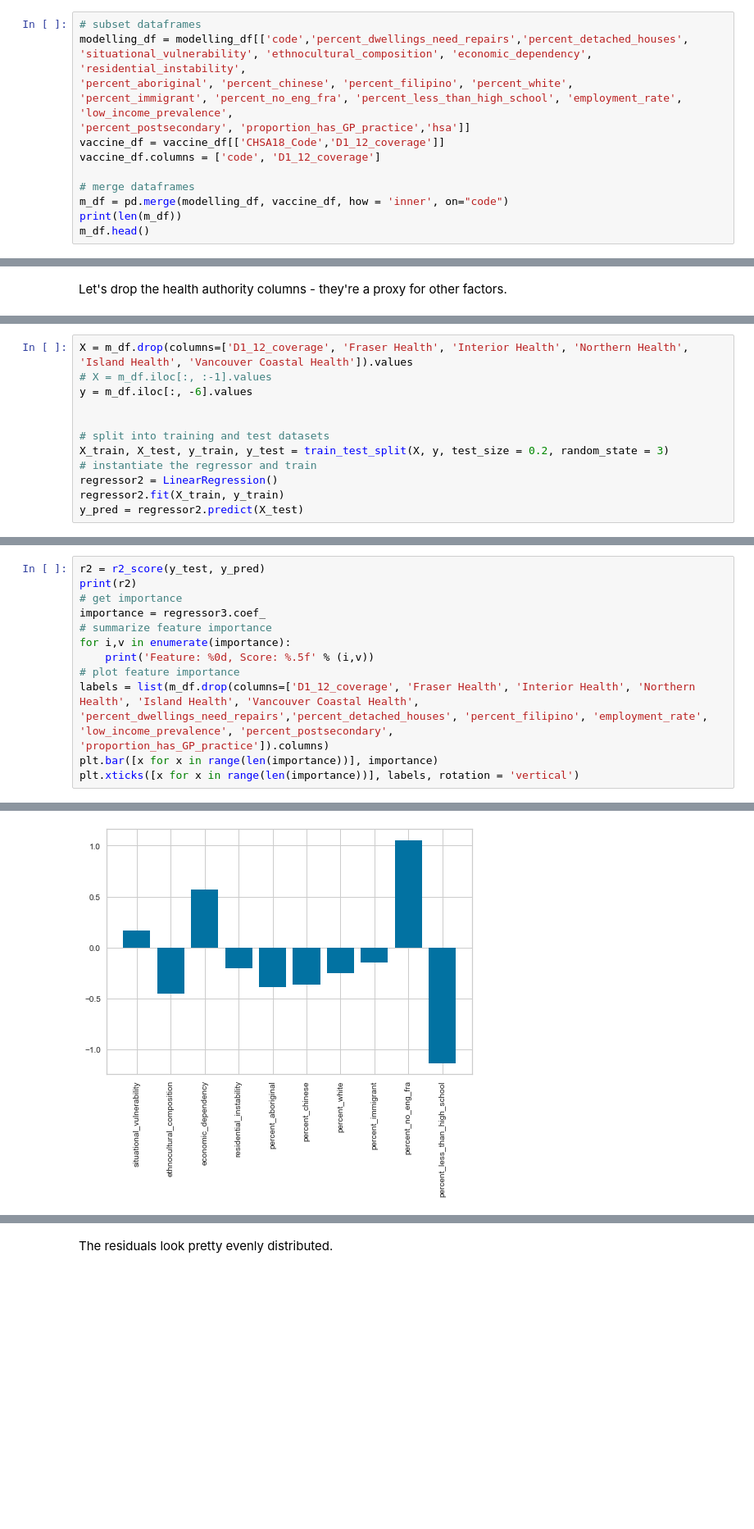
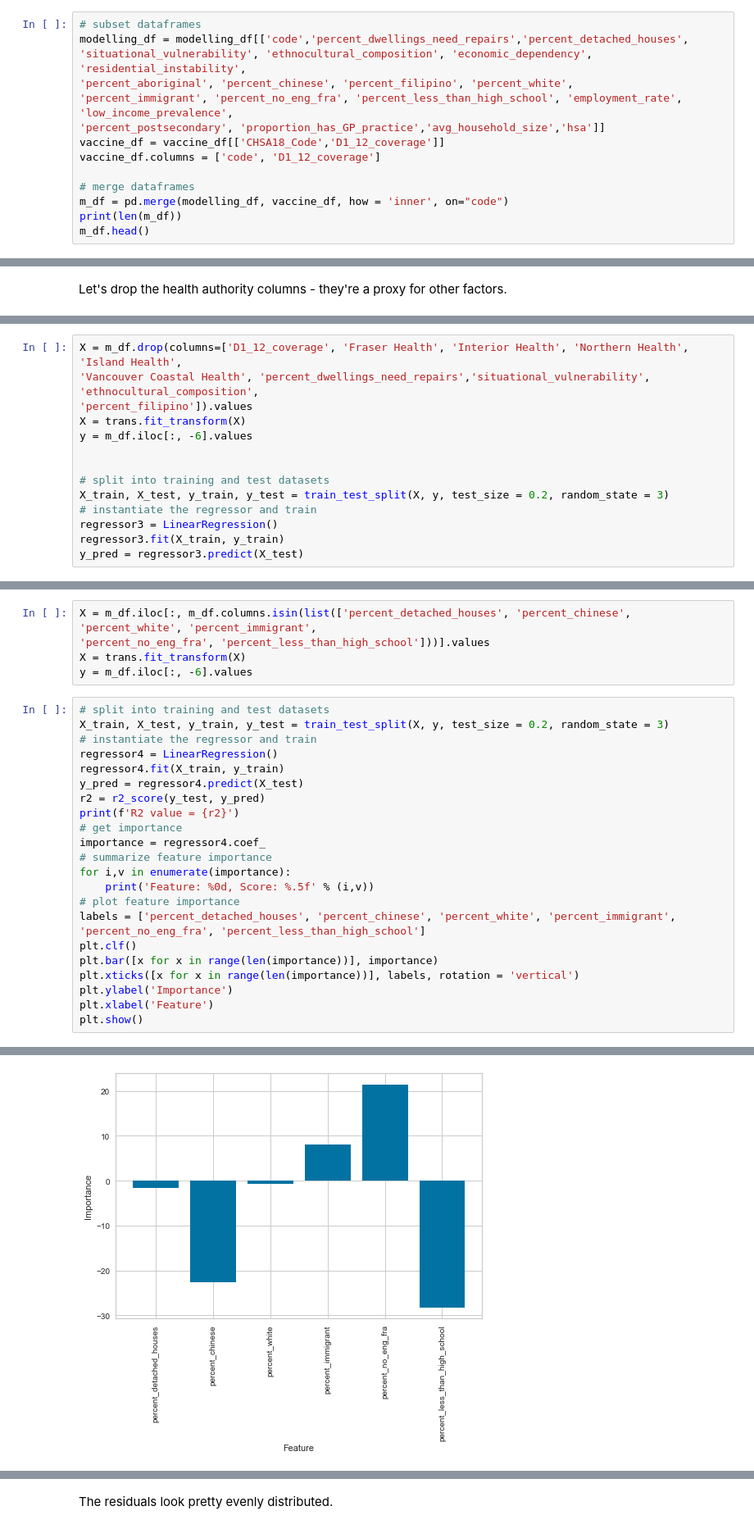
Before and after one commit to racheldunn/vaccination-rates-datajam-team4, a Jupyter notebook: notebooks/model_with_NHA_data.ipynb, the cells around one changed output, grey strips where cells are left out. Shown at 82% size. Saved outputs shown, nothing was run; the diff lists cells and outputs as text; blank space fills up the shorter version.

```diff
--- a/notebooks/model_with_NHA_data.ipynb
+++ b/notebooks/model_with_NHA_data.ipynb
@@ -44,7 +32,7 @@ modelling_df = modelling_df[['code','percent_dwellings_need_repairs','percent_de
 'situational_vulnerability', 'ethnocultural_composition', 'economic_dependency', 'residential_instability',
 'percent_aboriginal', 'percent_chinese', 'percent_filipino', 'percent_white',
 'percent_immigrant', 'percent_no_eng_fra', 'percent_less_than_high_school', 'employment_rate', 'low_income_prevalence',
-'percent_postsecondary', 'proportion_has_GP_practice','hsa']]
+'percent_postsecondary', 'proportion_has_GP_practice','avg_household_size','hsa']]
 vaccine_df = vaccine_df[['CHSA18_Code','D1_12_coverage']]
 vaccine_df.columns = ['code', 'D1_12_coverage']
 
@@ -186,15 +197,17 @@ Index(['percent_dwellings_need_repairs', 'percent_detached_houses',
       dtype='object')
 # %%
-X = m_df.drop(columns=['D1_12_coverage', 'Fraser Health', 'Interior Health', 'Northern Health', 'Island Health', 'Vancouver Coastal Health']).values
-# X = m_df.iloc[:, :-1].values
+X = m_df.drop(columns=['D1_12_coverage', 'Fraser Health', 'Interior Health', 'Northern Health', 'Island Health',
+'Vancouver Coastal Health', 'percent_dwellings_need_repairs','situational_vulnerability', 'ethnocultural_composition',
+'percent_filipino']).values
+X = trans.fit_transform(X)
 y = m_df.iloc[:, -6].values
 
 
 # split into training and test datasets
 X_train, X_test, y_train, y_test = train_test_split(X, y, test_size = 0.2, random_state = 3)
 # instantiate the regressor and train
-regressor2 = LinearRegression()
-regressor2.fit(X_train, y_train)
-y_pred = regressor2.predict(X_test)
+regressor3 = LinearRegression()
+regressor3.fit(X_train, y_train)
+y_pred = regressor3.predict(X_test)
 # %%
 r2 = r2_score(y_test, y_pred)
@@ -274,15 +249,29 @@ y_pred = regressor3.predict(X_test)
+# %%
+X = m_df.iloc[:, m_df.columns.isin(list(['percent_detached_houses', 'percent_chinese', 'percent_white', 'percent_immigrant',
+'percent_no_eng_fra', 'percent_less_than_high_school']))].values
+X = trans.fit_transform(X)
+y = m_df.iloc[:, -6].values
 # %%
+# split into training and test datasets
+X_train, X_test, y_train, y_test = train_test_split(X, y, test_size = 0.2, random_state = 3)
+# instantiate the regressor and train
+regressor4 = LinearRegression()
+regressor4.fit(X_train, y_train)
+y_pred = regressor4.predict(X_test)
 r2 = r2_score(y_test, y_pred)
-print(r2)
+print(f'R2 value = {r2}')
 # get importance
-importance = regressor3.coef_
+importance = regressor4.coef_
 # summarize feature importance
 for i,v in enumerate(importance):
 	print('Feature: %0d, Score: %.5f' % (i,v))
 # plot feature importance
-labels = list(m_df.drop(columns=['D1_12_coverage', 'Fraser Health', 'Interior Health', 'Northern Health', 'Island Health', 'Vancouver Coastal Health',
-'percent_dwellings_need_repairs','percent_detached_houses', 'percent_filipino', 'employment_rate', 'low_income_prevalence', 'percent_postsecondary',
-'proportion_has_GP_practice']).columns)
+labels = ['percent_detached_houses', 'percent_chinese', 'percent_white', 'percent_immigrant',
+'percent_no_eng_fra', 'percent_less_than_high_school']
+plt.clf()
 plt.bar([x for x in range(len(importance))], importance)
 plt.xticks([x for x in range(len(importance))], labels, rotation = 'vertical')
+plt.ylabel('Importance')
+plt.xlabel('Feature')
+plt.show()
 # %% [output]
@@ -320 +285 @@ Feature: 9, Score: -1.13398
-[figure, old version]
+[figure, new version]
```
Also changed, not shown: parts of 22 cells of this notebook, 1 other file.
